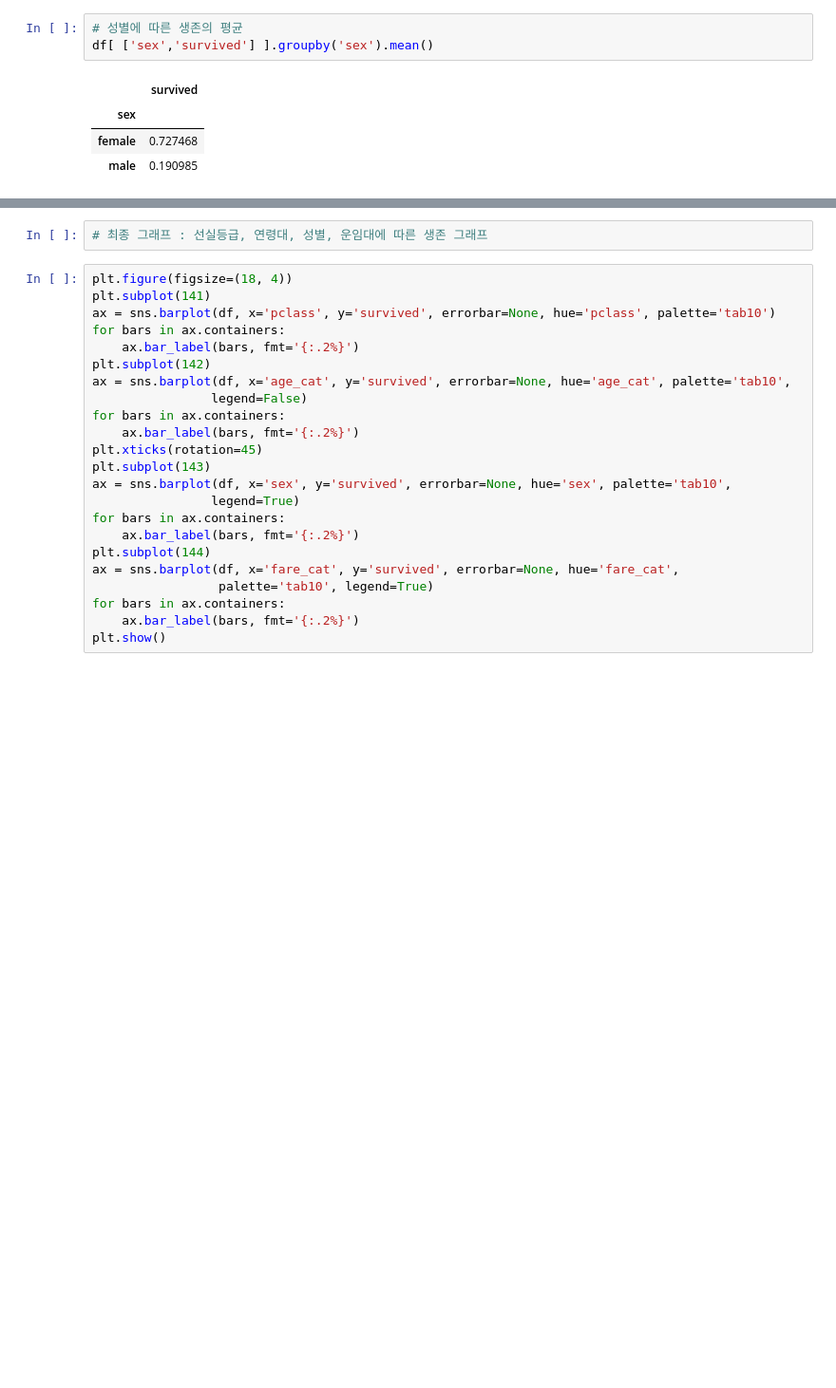
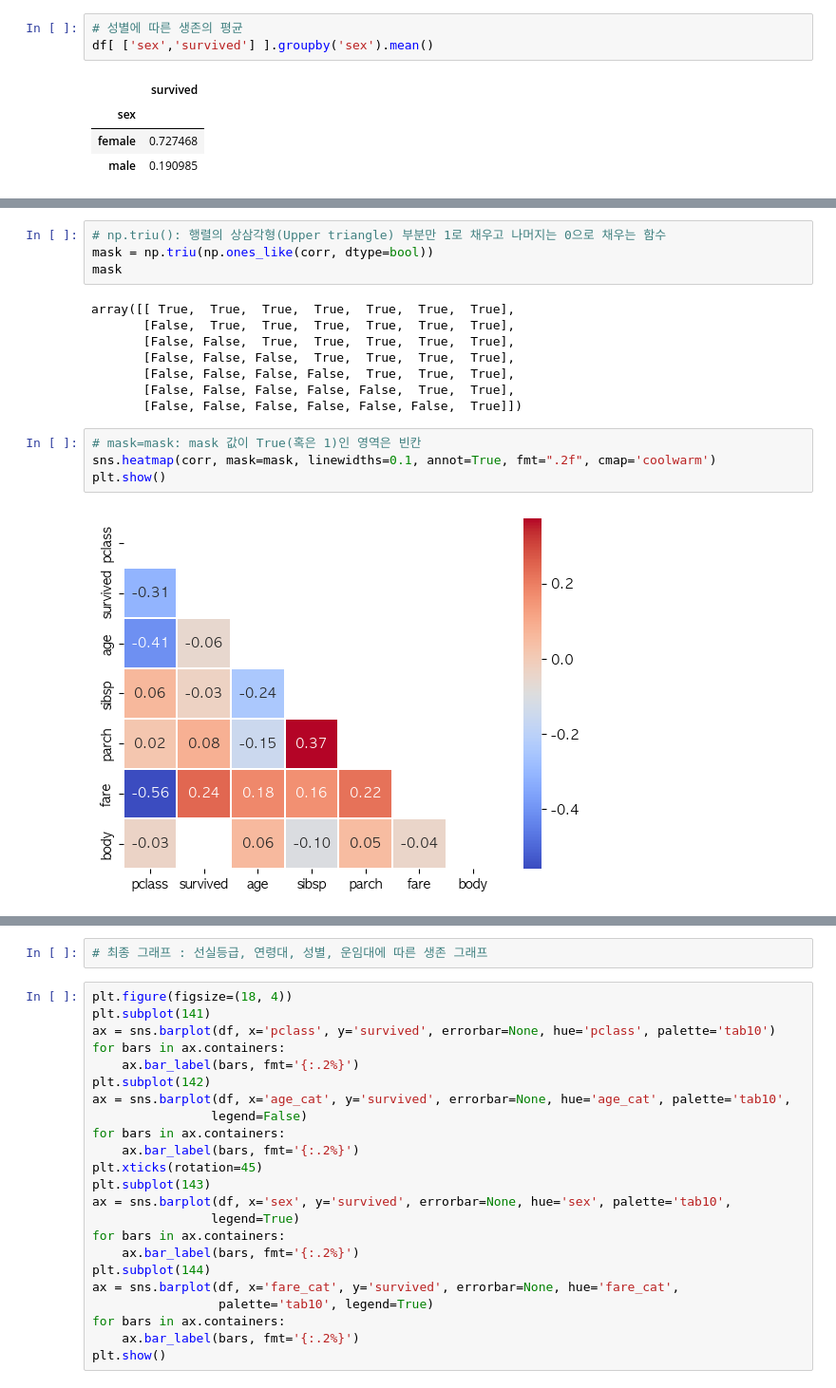
Before and after one commit to sungback/DS01, a Jupyter notebook: work/titanic1-EDA.ipynb, the cells around one changed output, grey strips where cells are left out. Shown at 95% size. Saved outputs shown, nothing was run; the diff lists cells and outputs as text; blank space fills up the shorter version.

```diff
--- a/work/titanic1-EDA.ipynb
+++ b/work/titanic1-EDA.ipynb
@@ -327,3 +325,21 @@ plt.show()
+# %%
+# np.triu(): 행렬의 상삼각형(Upper triangle) 부분만 1로 채우고 나머지는 0으로 채우는 함수
+mask = np.triu(np.ones_like(corr, dtype=bool))
+mask
+# %% [output]
+array([[ True,  True,  True,  True,  True,  True,  True],
+       [False,  True,  True,  True,  True,  True,  True],
+       [False, False,  True,  True,  True,  True,  True],
+       [False, False, False,  True,  True,  True,  True],
+       [False, False, False, False,  True,  True,  True],
+       [False, False, False, False, False,  True,  True],
+       [False, False, False, False, False, False,  True]])
+# %%
+# mask=mask: mask 값이 True(혹은 1)인 영역은 빈칸
+sns.heatmap(corr, mask=mask, linewidths=0.1, annot=True, fmt=".2f", cmap='coolwarm')
+plt.show()
+# %% [output]
+[figure, added]
 # %%
 # 나이(age, 실수) ==> 범주형
 # df['추가할_컬럼명'] = 계산식(컬럼, 범위, 라벨)
```
Also changed, not shown: parts of 25 cells of this notebook, 2 other files.
